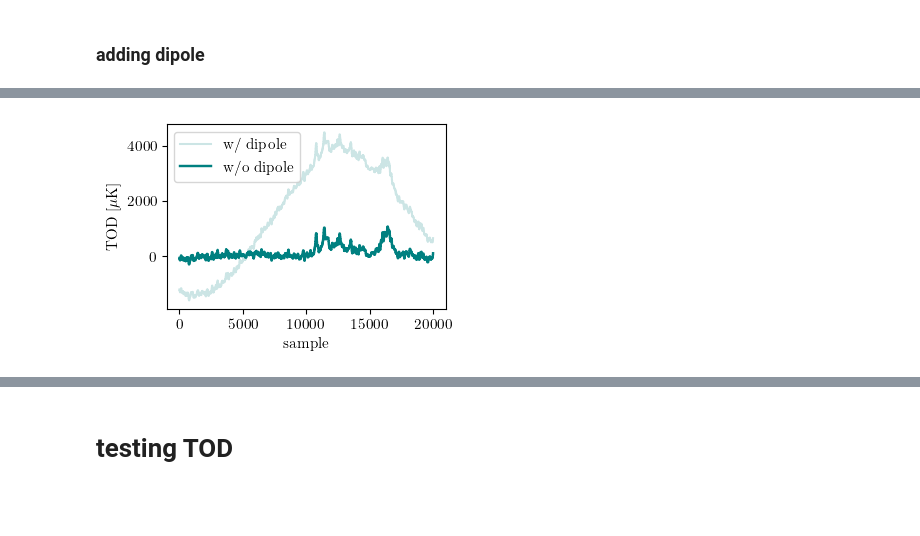
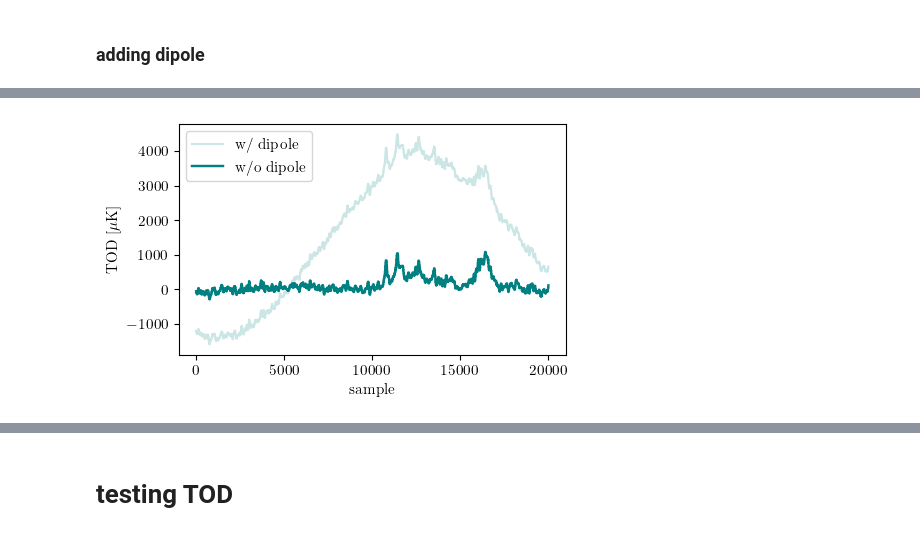
Before and after one commit to martamonelli/beamconv_again, a Jupyter notebook: notebooks/LiteBIRD-like.ipynb, the cells around one changed output, grey strips where cells are left out. Drawn from its saved outputs; the diff is of its cells as text; code cells hidden in the pictures; blank space fills up the shorter version.

```diff
--- a/notebooks/LiteBIRD-like.ipynb
+++ b/notebooks/LiteBIRD-like.ipynb
@@ -373,14 +371,14 @@ adding dipole to TOD chunk
 # %%
 points=20000
 color='teal'
 
-plt.figure(figsize=(3.6, 2.4))
+plt.figure(figsize=(5, 3))
 plt.plot(tod_dipole[:points],color=color,alpha=0.2,label='w/ dipole')
 plt.plot(tod_noiseless[:points],color=color,linewidth=1.75,label='w/o dipole')
 plt.legend()
 plt.xlabel(r'sample')
 plt.ylabel(r'TOD [$\mu$K]')
-plt.savefig('dipole_TOD.pdf')
+plt.savefig('dipole_TOD.pdf', bbox_inches = 'tight')
 plt.show()
 # %% [output]
-[figure, old version]
+[figure, new version]
```
Also changed, not shown: parts of 2 cells of this notebook.
